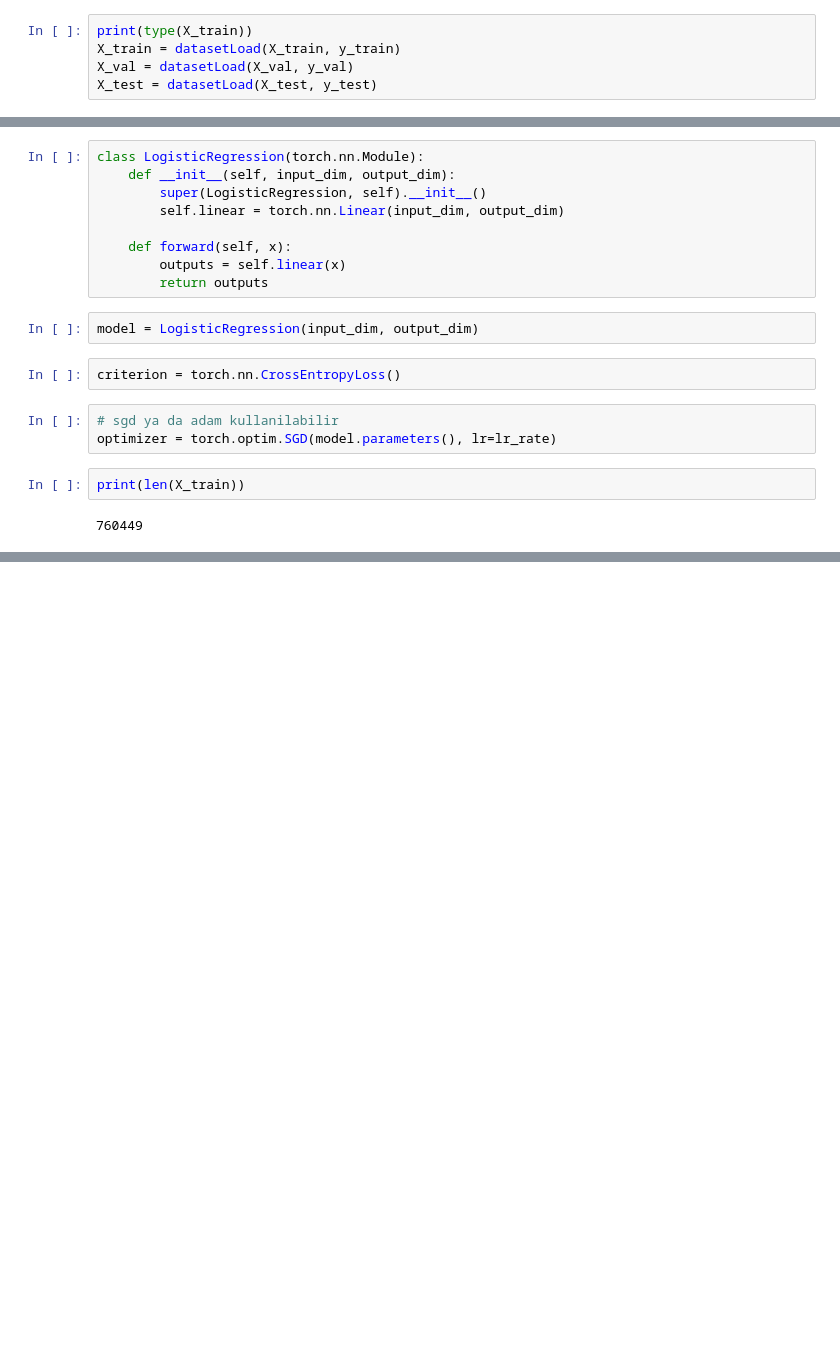
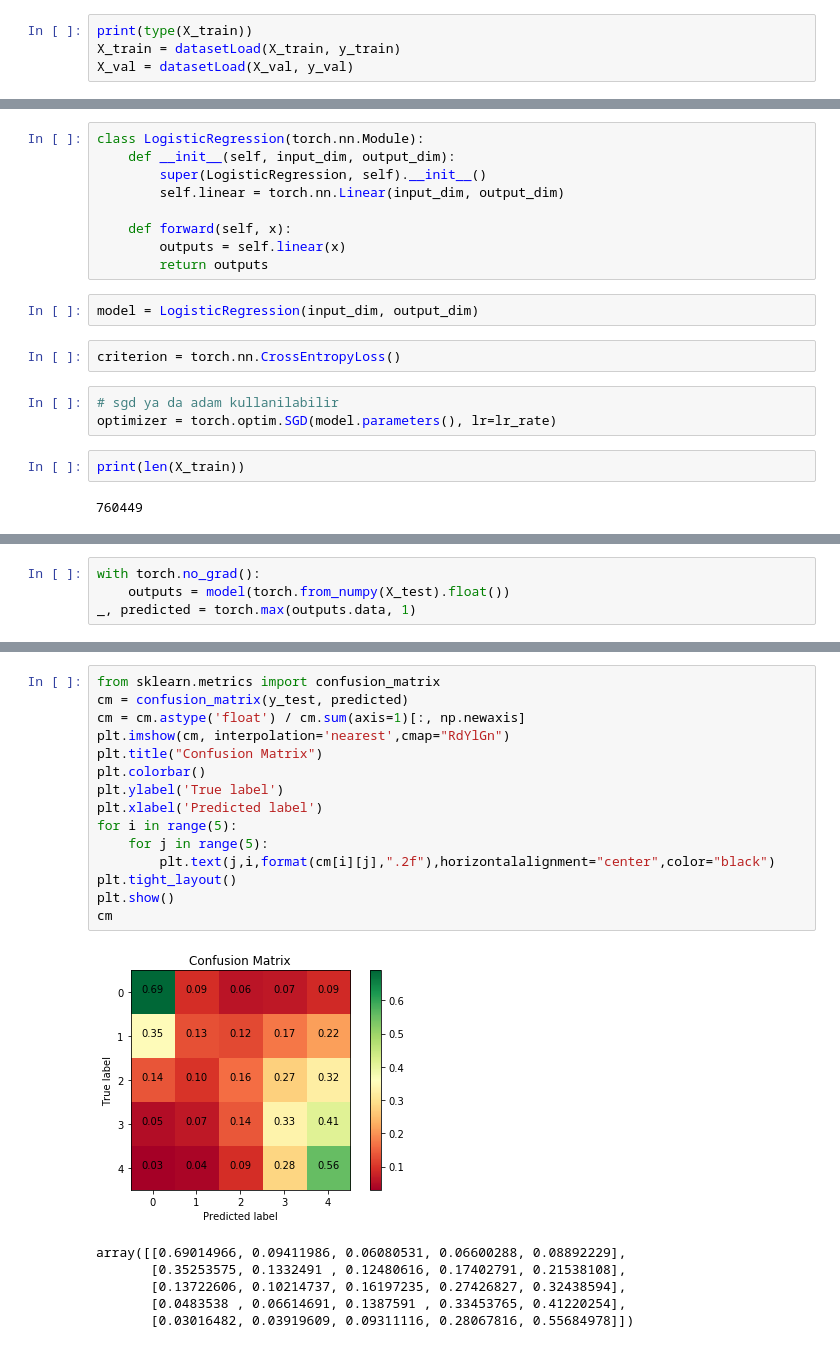
Before and after one commit to OnerInce/ml-earthquake, a Jupyter notebook: logistic_reg.ipynb, the cells around one changed output, grey strips where cells are left out. Cells and saved outputs as stored; diff of their text form; blank space fills up the shorter version.

```diff
--- a/logistic_reg.ipynb
+++ b/logistic_reg.ipynb
@@ -116,7 +133,6 @@ class datasetLoad(Dataset):
 print(type(X_train))
 X_train = datasetLoad(X_train, y_train)
 X_val = datasetLoad(X_val, y_val)
-X_test = datasetLoad(X_test, y_test)
 # %% [output]
 <class 'numpy.ndarray'>
 # %%
@@ -202,0 +246,4 @@ print(b-a)
+# %%
+with torch.no_grad():
+    outputs = model(torch.from_numpy(X_test).float())
+_, predicted = torch.max(outputs.data, 1)
@@ -202,0 +256,22 @@ print(b-a)
+# %%
+from sklearn.metrics import confusion_matrix
+cm = confusion_matrix(y_test, predicted)
+cm = cm.astype('float') / cm.sum(axis=1)[:, np.newaxis]
+plt.imshow(cm, interpolation='nearest',cmap="RdYlGn")
+plt.title("Confusion Matrix")
+plt.colorbar()
+plt.ylabel('True label')
+plt.xlabel('Predicted label')
+for i in range(5):
+    for j in range(5):
+        plt.text(j,i,format(cm[i][j],".2f"),horizontalalignment="center",color="black")
+plt.tight_layout()
+plt.show()
+cm
+# %% [output]
+[figure, added]
+array([[0.69014966, 0.09411986, 0.06080531, 0.06600288, 0.08892229],
+       [0.35253575, 0.1332491 , 0.12480616, 0.17402791, 0.21538108],
+       [0.13722606, 0.10214737, 0.16197235, 0.27426827, 0.32438594],
+       [0.0483538 , 0.06614691, 0.1387591 , 0.33453765, 0.41220254],
+       [0.03016482, 0.03919609, 0.09311116, 0.28067816, 0.55684978]])
```
Also changed, not shown: parts of 9 cells of this notebook.
